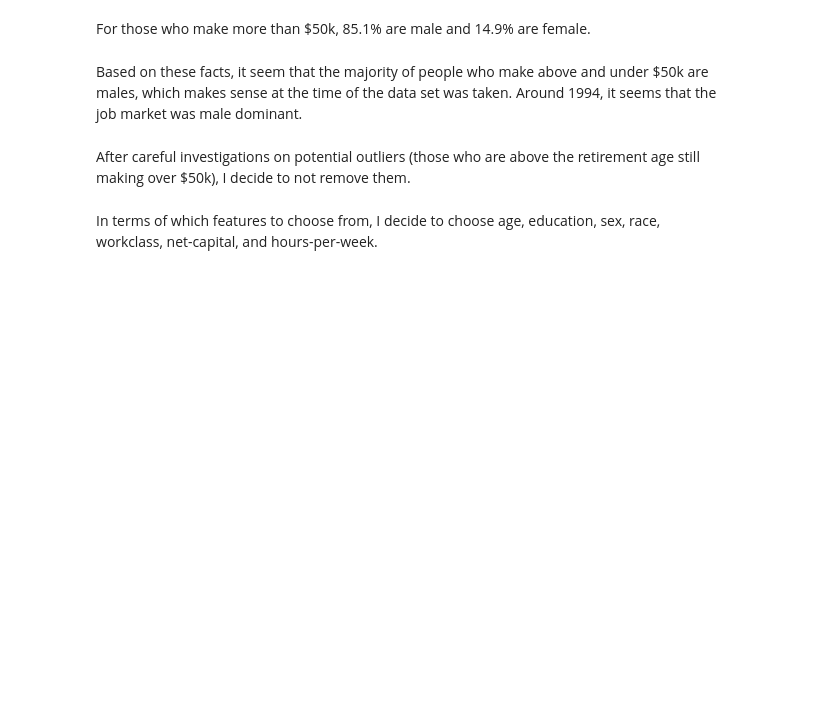
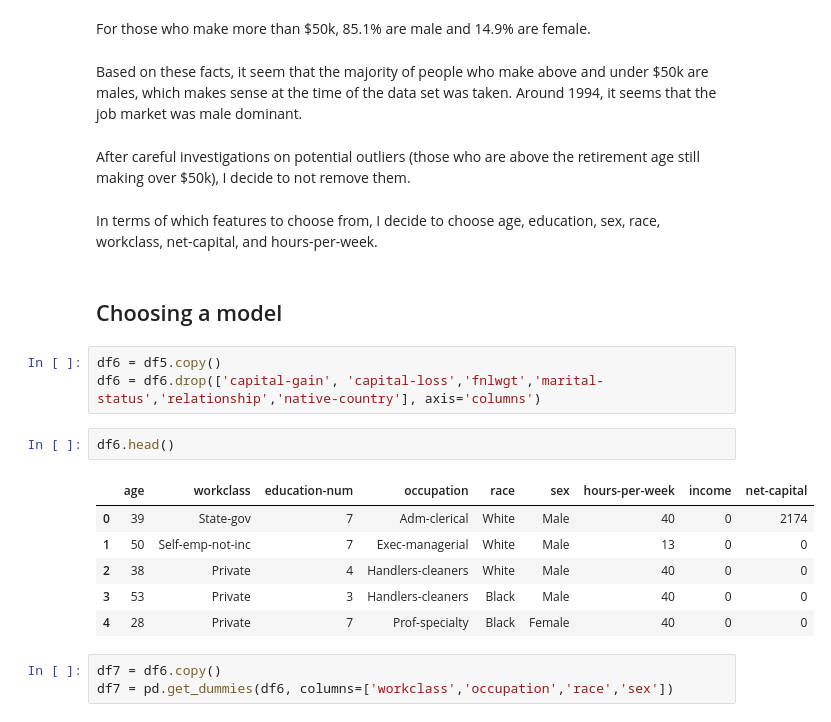
Before and after one commit to klam912/income_prediction, a Jupyter notebook: code/analysis.ipynb, the cells around one changed output. Cells and saved outputs as stored; diff of their text form; blank space fills up the shorter version.

```diff
--- a/code/analysis.ipynb
+++ b/code/analysis.ipynb
@@ -817,3 +819,20 @@ Based on these facts, it seem that the majority of people who make above and und
 After careful investigations on potential outliers (those who are above the retirement age still making over $50k), I decide to not remove them.
 # %% [markdown]
 In terms of which features to choose from, I decide to choose age, education, sex, race, workclass, net-capital, and hours-per-week.
+# %% [markdown]
+## Choosing a model
+# %%
+df6 = df5.copy()
+df6 = df6.drop(['capital-gain', 'capital-loss','fnlwgt','marital-status','relationship','native-country'], axis='columns')
+# %%
+df6.head()
+# %% [output]
+|  | age | workclass | education-num | occupation | race | sex | hours-per-week | income | net-capital |
+| 0 | 39 | State-gov | 7 | Adm-clerical | White | Male | 40 | 0 | 2174 |
+| 1 | 50 | Self-emp-not-inc | 7 | Exec-managerial | White | Male | 13 | 0 | 0 |
+| 2 | 38 | Private | 4 | Handlers-cleaners | White | Male | 40 | 0 | 0 |
+| 3 | 53 | Private | 3 | Handlers-cleaners | Black | Male | 40 | 0 | 0 |
+| 4 | 28 | Private | 7 | Prof-specialty | Black | Female | 40 | 0 | 0 |
+# %%
+df7 = df6.copy()
+df7 = pd.get_dummies(df6, columns=['workclass','occupation','race','sex'])
```
Also changed, not shown: parts of 18 cells of this notebook.
